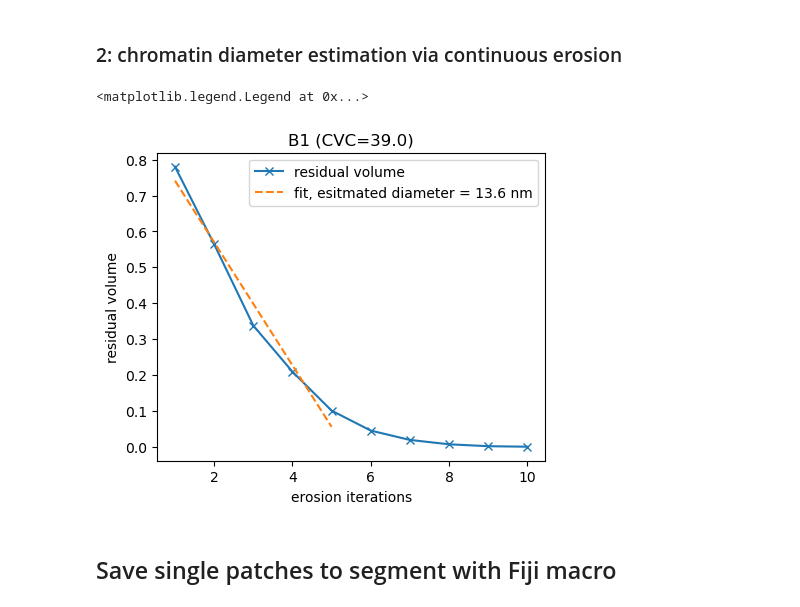
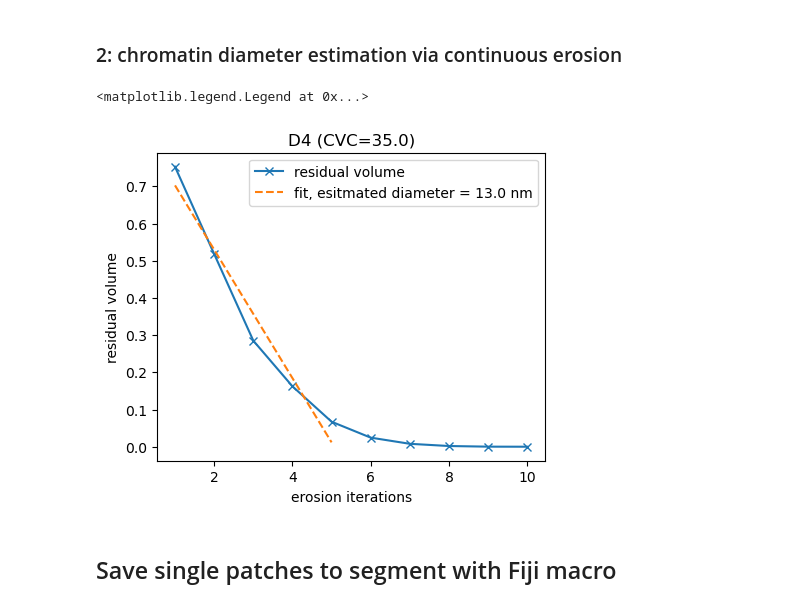
Before and after one commit to CALM-LMU/chromemt-analysis, a Jupyter notebook: replicate_chromemt.ipynb, the cells around one changed output. Drawn from its saved outputs; the diff is of its cells as text; code cells hidden in the pictures.

```diff
--- a/replicate_chromemt.ipynb
+++ b/replicate_chromemt.ipynb
@@ -115,25 +115,25 @@ plt.title('Chromatin Volume Concentration (CVC)\nper 120nm^3 tile');
 # %%
 mask_grid = np.reshape(masks, n_tiles + (tile_size,)*3).squeeze()
 
-index_str = 'B1'
+index_str = 'D4'
 
 mask_cut = mask_grid[int(index_str[1])-1, alphabet.index(index_str[0])]
 
 erosion_radii = np.arange(1, 11)
 trace = continuous_erosion_edt(mask_cut, erosion_radii)
 
 d, model = linear_fit_to_residual_volume(trace, erosion_radii, 5)
 
 plt.figure(figsize=(5,4))
 plt.plot(erosion_radii, trace, '-x', label='residual volume')
 plt.plot(np.arange(1, d // 2 + 1), model.predict(np.arange(1, d // 2 + 1).reshape(-1,1)), '--', label=f'fit, esitmated diameter = {np.round(d*pixel_size, 1)} nm')
 plt.title(index_str + f' (CVC={np.round(mask_cut.sum() / mask_cut.size * 100)})')
 plt.ylabel('residual volume')
 plt.xlabel('erosion iterations')
 plt.legend()
 # %% [output]
 <matplotlib.legend.Legend at 0x...>
-[figure, old version]
+[figure, new version]
 # %% [markdown]
 ## Save single patches to segment with Fiji macro
 # %%
```
